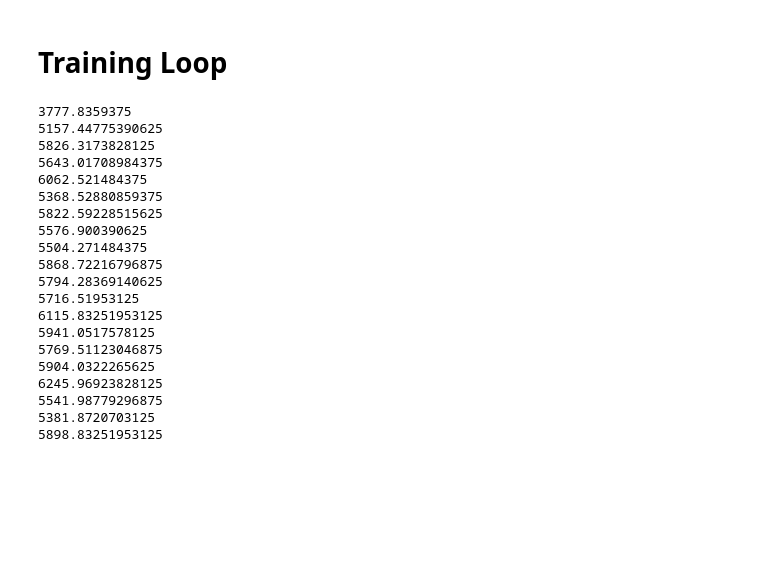
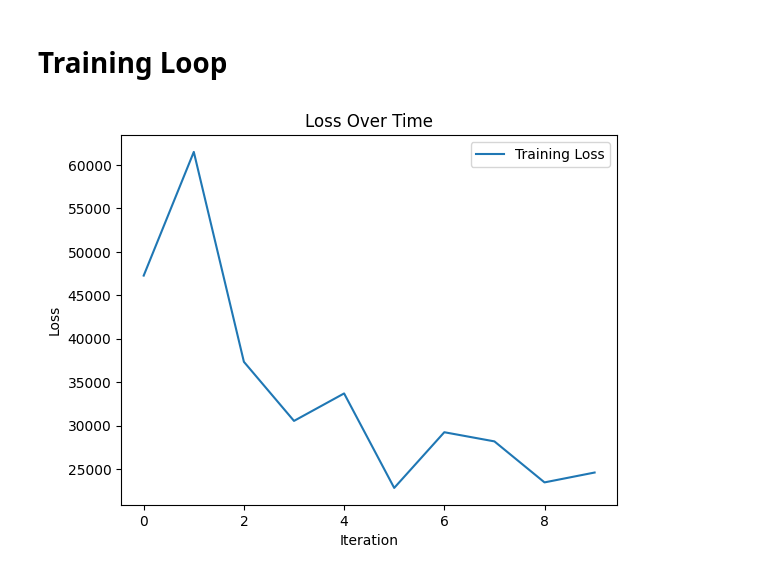
Before and after one commit to joreilly-mines/Transformer, a Jupyter notebook: transformers-from-scratch.ipynb, the cells around one changed output. Cells and saved outputs as stored; diff of their text form; code cells hidden in the pictures; blank space fills up the shorter version.

Commit message:
adding plot for training loss

```diff
--- a/transformers-from-scratch.ipynb
+++ b/transformers-from-scratch.ipynb
@@ -325,45 +325,36 @@ MODEL_DATA_CHUNKS: list[list[int]] = split_list(MODEL_DATA, 100)
 # %% [markdown]
 # Training Loop
 # %%
+import matplotlib.pyplot as plt
+
 #Training Loop
-
+losses = []
 optimizer = optim.Adam(transformer.parameters(), lr=0.001)
 criterion = nn.CrossEntropyLoss()
 
 dataset = MODEL_DATA_CHUNKS
 
 #for epoch in range(0,1):
 #epoch_loss = 0
-for sample in dataset[:20]:
+for sample in dataset[:10]:
     sample = torch.tensor(sample, dtype=torch.long)
     inputs = sample[:-1]
     targets = sample[1:]
 
     optimizer.zero_grad()
     outputs = transformer(inputs)
     loss = criterion(outputs, targets)
     loss.backward()
     optimizer.step()
+    losses.append(loss.item())
+    #print(loss.item())
 
-    print(loss.item())
+
+plt.plot(losses, label="Training Loss")
+plt.xlabel("Iteration")
+plt.ylabel("Loss")
+plt.title("Loss Over Time")
+plt.legend()
+plt.show()
 # %% [output]
-3777.8359375
-5157.44775390625
-5826.3173828125
-5643.01708984375
-6062.521484375
-5368.52880859375
-5822.59228515625
-5576.900390625
-5504.271484375
-5868.72216796875
-5794.28369140625
-5716.51953125
-6115.83251953125
-5941.0517578125
-5769.51123046875
-5904.0322265625
-6245.96923828125
-5541.98779296875
-5381.8720703125
-5898.83251953125
+[figure, added]
```
